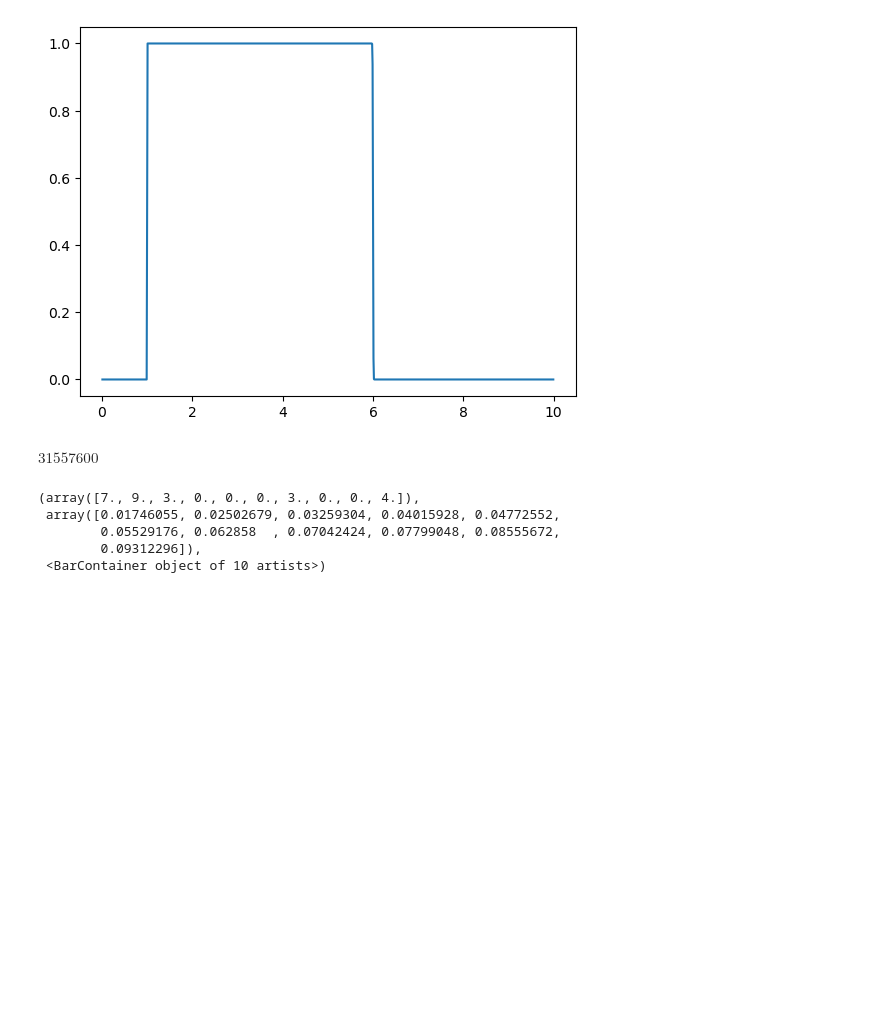
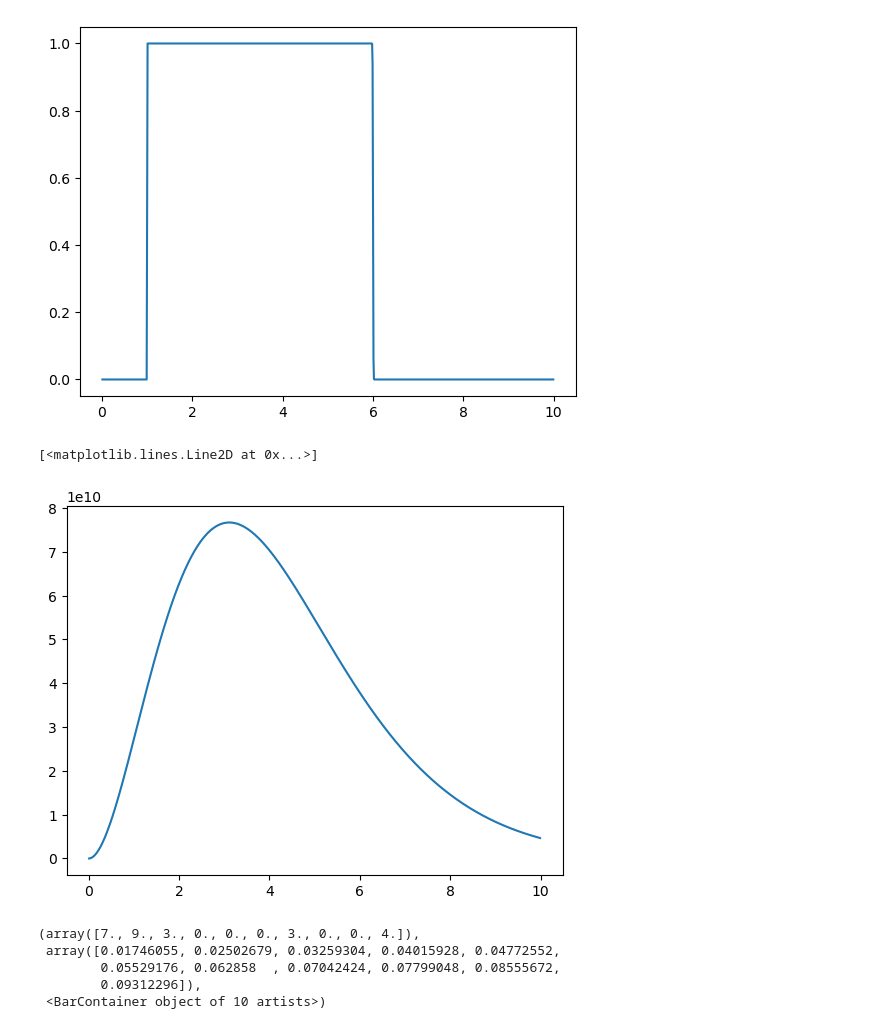
Before and after one commit to Taaseen-Islam-u7121940/Axion-Flux, a Jupyter notebook: Code/solar_flux_vectored.ipynb, the cells around one changed output. Saved outputs shown, nothing was run; the diff lists cells and outputs as text; code cells hidden in the pictures; blank space fills up the shorter version.

Commit message:
Fixes to comments, 3d lattice graph, etc.

```diff
--- a/Code/solar_flux_vectored.ipynb
+++ b/Code/solar_flux_vectored.ipynb
@@ -204,10 +207,11 @@ plt.plot(x_axis, y_axis)
 plt.show()
 # %% [output]
 [figure]
-# %%
-(unit.year/unit.s).si
-# %% [output]
-$\mathrm{31557600\,}$
+# %%
+plt.plot(x_axis, make_dpde(x_axis))
+# %% [output]
+[<matplotlib.lines.Line2D at 0x...>]
+[figure, added]
 # %%
 plt.hist(ginv_array)
 # %% [output]
```
Also changed, not shown: parts of 6 cells of this notebook, 1 other file.
